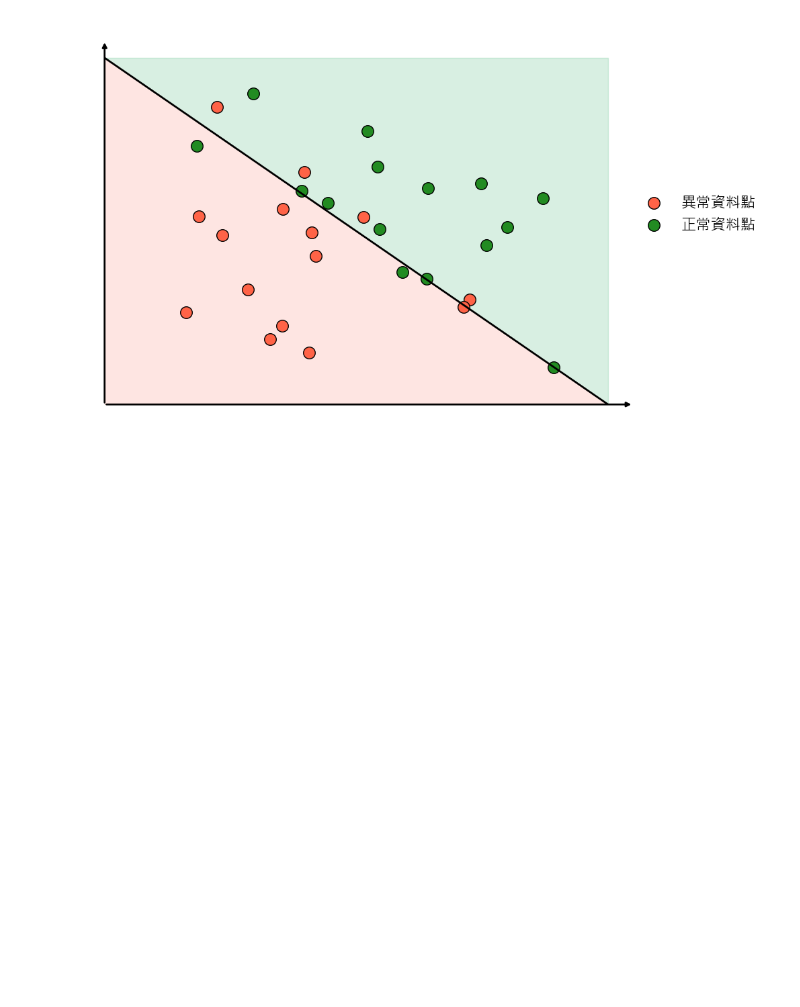
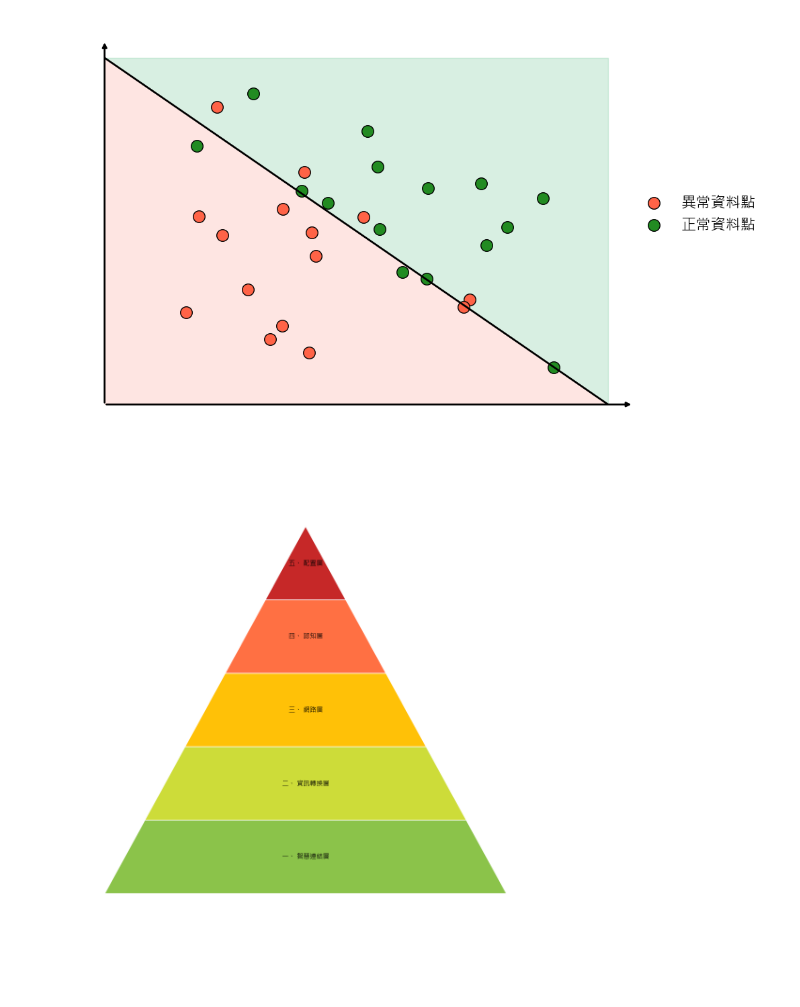
Before and after one commit to jed-ho/CVAE, a Jupyter notebook: plot.ipynb, the cells around one changed output. Drawn from its saved outputs; the diff is of its cells as text; code cells hidden in the pictures; blank space fills up the shorter version.

Commit message:
feat: plot CPS 5C figure

```diff
--- a/plot.ipynb
+++ b/plot.ipynb
@@ -94,3 +94,76 @@ plt.tight_layout()
 plt.show()
 # %% [output]
 [figure]
+# %%
+import matplotlib.pyplot as plt
+from matplotlib.patches import Polygon
+import matplotlib
+
+# ───────────────────────────────────────────────────────────
+# 1.  basic geometry
+# ───────────────────────────────────────────────────────────
+height    = 2        # pyramid height (y‑axis)
+half_base = 25    # half of the base width (x‑axis).  tweak this freely
+
+n_levels  = 5        # 5‑C architecture → five horizontal slices
+y_levels  = [height * i / n_levels for i in range(n_levels + 1)]
+
+# ───────────────────────────────────────────────────────────
+# 2.  labels & colours  (bottom → top)
+# ───────────────────────────────────────────────────────────
+labels  = [
+    "一、 智慧連結層",
+    "二、 資訊轉換層",
+    "三、 網路層",
+    "四、 認知層",
+    "五、 配置層",
+]
+colours = ["#8BC34A", "#CDDC39", "#FFC107", "#FF7043", "#C62828"]
+
+# If you run on Windows and have 微軟正黑體 installed, uncomment:
+# matplotlib.rcParams["font.family"] = "Microsoft JhengHei"
+
+# ───────────────────────────────────────────────────────────
+# 3.  helper: x‑coordinate on the side edge at a given y
+#     (linear interpolation between apex (0, height) and base (±half_base, 0))
+# ───────────────────────────────────────────────────────────
+def side_x(y: float) -> float:
+    return (height - y) * half_base / height
+
+# ───────────────────────────────────────────────────────────
+# 4.  plotting
+# ───────────────────────────────────────────────────────────
+fig, ax = plt.subplots(figsize=(9, 12))
+
+for i in range(n_levels):
+    y0, y1 = y_levels[i], y_levels[i + 1]
+
+    x_left0,  x_right0  = -side_x(y0),  side_x(y0)
+    x_left1,  x_right1  = -side_x(y1),  side_x(y1)
+
+    # top slice is a triangle, others are trapezoids
+    if i == n_levels - 1:
+        verts = [(x_left0, y0), (x_right0, y0), (0, y1)]
+    else:
+        verts = [(x_left0, y0), (x_right0, y0), (x_right1, y1), (x_left1, y1)]
+
+    ax.add_patch(Polygon(verts, closed=True,
+                         facecolor=colours[i], edgecolor="white"))
+
+    # put label in the centre of the slice
+    cy = (y0 + y1) / 2
+    ax.text(0, cy, labels[i], ha="center", va="center", fontsize=10, wrap=True)
+
+# ───────────────────────────────────────────────────────────
+# 5.  axis limits & layout
+# ───────────────────────────────────────────────────────────
+margin = 0.5
+ax.set_xlim(-half_base - margin, half_base + margin)
+ax.set_ylim(-0.5, height + 0.5)
+ax.axis("off")
+
+plt.tight_layout(pad=1.0)   # add a little padding so nothing is clipped
+fig.savefig("CPS_5C_pyramid.png", dpi=600, bbox_inches="tight")
+plt.show()
+# %% [output]
+[figure, added]
```
Also changed, not shown: 1 other file.
